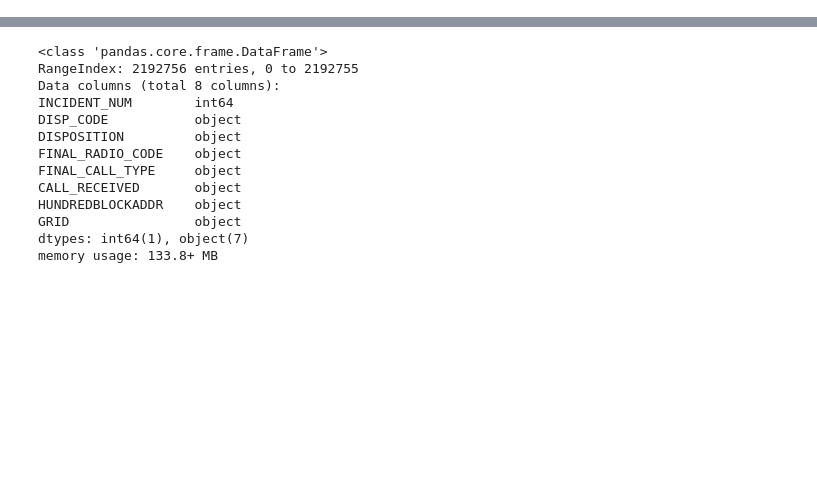
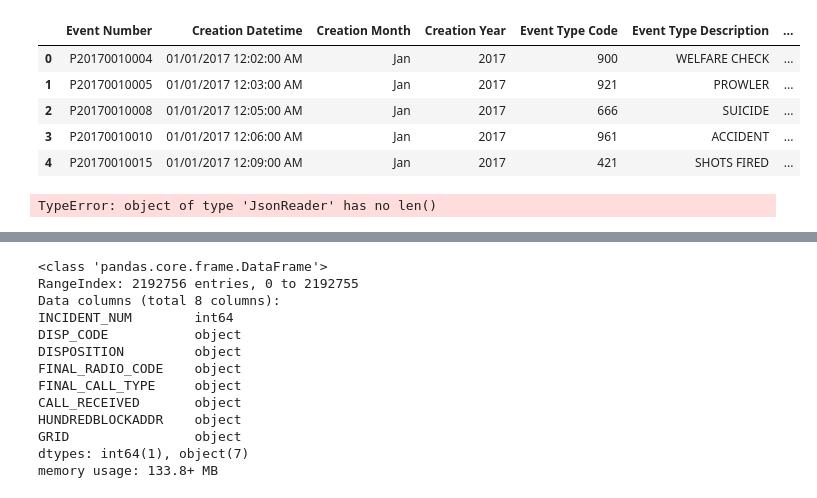
Before and after one commit to tjslezak/Phoenix-Calls-for-Service-EDA, a Jupyter notebook: callsforservice-eda.ipynb, the cells around one changed output, grey strips where cells are left out. Drawn from its saved outputs; the diff is of its cells as text; code cells hidden in the pictures; blank space fills up the shorter version.

```diff
--- a/callsforservice-eda.ipynb
+++ b/callsforservice-eda.ipynb
@@ -71,0 +78,4 @@ df.replace('NaN', np.nan, inplace=True)
+# %%
+import urllib
+url = 'https://data.chandlerpd.com/catalog/calls-for-service-2019.csv'
+data = pd.read_csv(url)
@@ -71,0 +93,18 @@ df.replace('NaN', np.nan, inplace=True)
+# %%
+def get_tempe_cfs():
+    url = 'http://data-tempegov.opendata.arcgis.com/datasets/ba76da19a5274301bb8a010483aec14a_0.csv'
+    tempe = pd.read_csv(url, parse_dates=['occ_dt'])
+
+    return tempe
+
+def get_mesa_cfs():
+    url = 'https://data.mesaaz.gov/api/views/4k95-x7aw/rows.csv'
+    mesa = pd.read_csv(url, parse_dates=['Creation Datetime'])
+
+    return mesa
+
+def get_gilbert_cfs():
+    url = 'https://opendata.arcgis.com/datasets/2dcb4c20c9a444f2a5d3dca180b651c9_2.csv'
+    gilbert = pd.read_csv(url, parse_dates=['EventDate'])
+
+    return gilbert
@@ -125,0 +142,6 @@ memory usage: 4.7+ MB
+# %%
+def get_mesa_cfs():
+    url = 'https://data.mesaaz.gov/api/views/4k95-x7aw/rows.csv'
+    mesa = pd.read_csv(url, parse_dates=['Creation Datetime'])
+
+    return mesa
@@ -125,0 +154,4 @@ memory usage: 4.7+ MB
+# %%
+tempe = get_tempe_cfs()
+mesa = get_mesa_cfs()
+gilbert = get_gilbert_cfs()
@@ -126,3 +179,16 @@ memory usage: 4.7+ MB
+# %%
+mesa.head()
+# %% [output]
+|  | Event Number | Creation Datetime | Creation Month | Creation Year | Event Type Code | Event Type Description | ... |
+| 0 | P20170010004 | 01/01/2017 12:02:00 AM | Jan | 2017 | 900 | WELFARE CHECK | ... |
+| 1 | P20170010005 | 01/01/2017 12:03:00 AM | Jan | 2017 | 921 | PROWLER | ... |
+| 2 | P20170010008 | 01/01/2017 12:05:00 AM | Jan | 2017 | 666 | SUICIDE | ... |
+| 3 | P20170010010 | 01/01/2017 12:06:00 AM | Jan | 2017 | 961 | ACCIDENT | ... |
+| 4 | P20170010015 | 01/01/2017 12:09:00 AM | Jan | 2017 | 421 | SHOTS FIRED | ... |
+# %%
+len(mesa)
+# %% [output]
+TypeError: object of type 'JsonReader' has no len()
 # %%
 df = pd.read_csv('callsforservice.csv')
 df.head()
```
Also changed, not shown: parts of 26 cells of this notebook.
